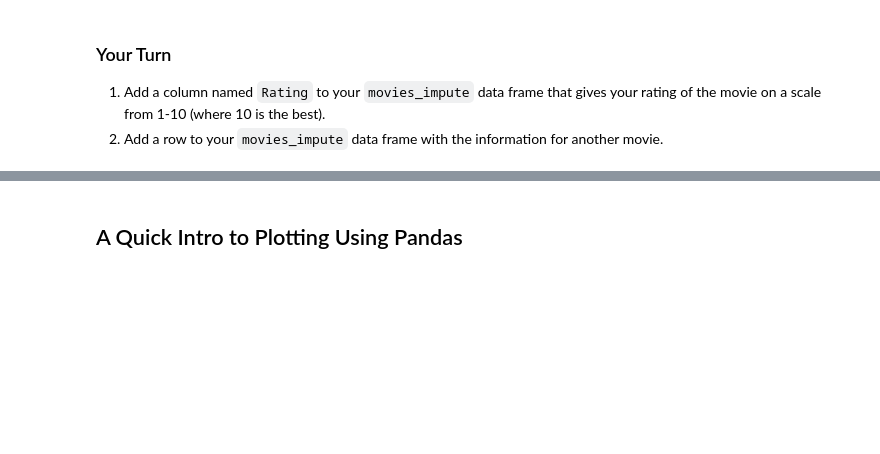
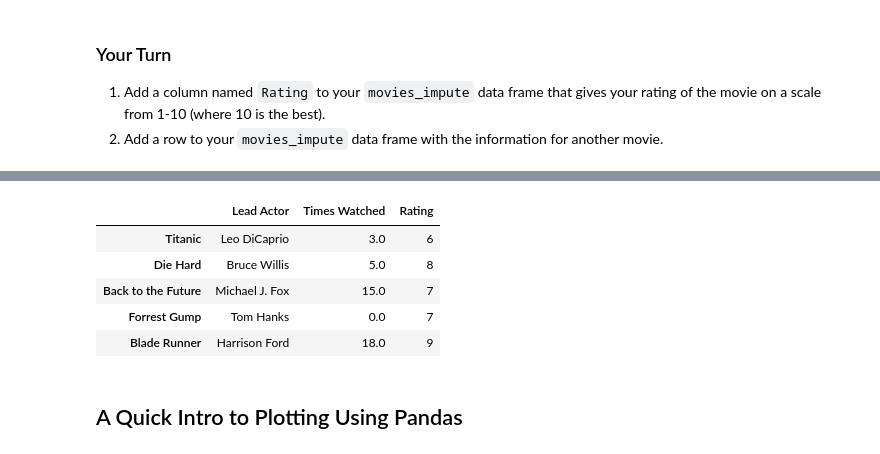
Before and after one commit to cnmi-ds-22/tanickell___Data-Science-Portfolio-C22, a Jupyter notebook: Modules/Module_1_Intro_to_DS_and_Naive_Bayes/Lectures/120-Pandas.end.ipynb, the cells around one changed output, grey strips where cells are left out. Saved outputs shown, nothing was run; the diff lists cells and outputs as text; code cells hidden in the pictures; blank space fills up the shorter version.

```diff
--- a/Modules/Module_1_Intro_to_DS_and_Naive_Bayes/Lectures/120-Pandas.end.ipynb
+++ b/Modules/Module_1_Intro_to_DS_and_Naive_Bayes/Lectures/120-Pandas.end.ipynb
@@ -994,5 +1183,14 @@ movies_impute
 # %%
 # Solution 2
+movies_impute.loc['Blade Runner'] = ['Harrison Ford', 18, 9]
+movies_impute
+# %% [output]
+|  | Lead Actor | Times Watched | Rating |
+| Titanic | Leo DiCaprio | 3.0 | 6 |
+| Die Hard | Bruce Willis | 5.0 | 8 |
+| Back to the Future | Michael J. Fox | 15.0 | 7 |
+| Forrest Gump | Tom Hanks | 0.0 | 7 |
+| Blade Runner | Harrison Ford | 18.0 | 9 |
 # %% [markdown]
 ## A Quick Intro to Plotting Using Pandas
 # %%
```
Also changed, not shown: parts of 34 cells of this notebook.
